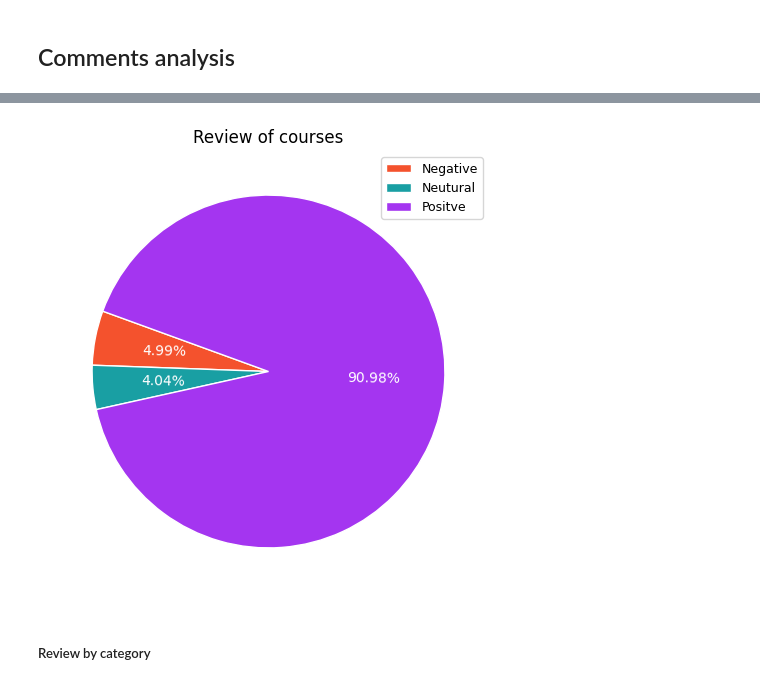
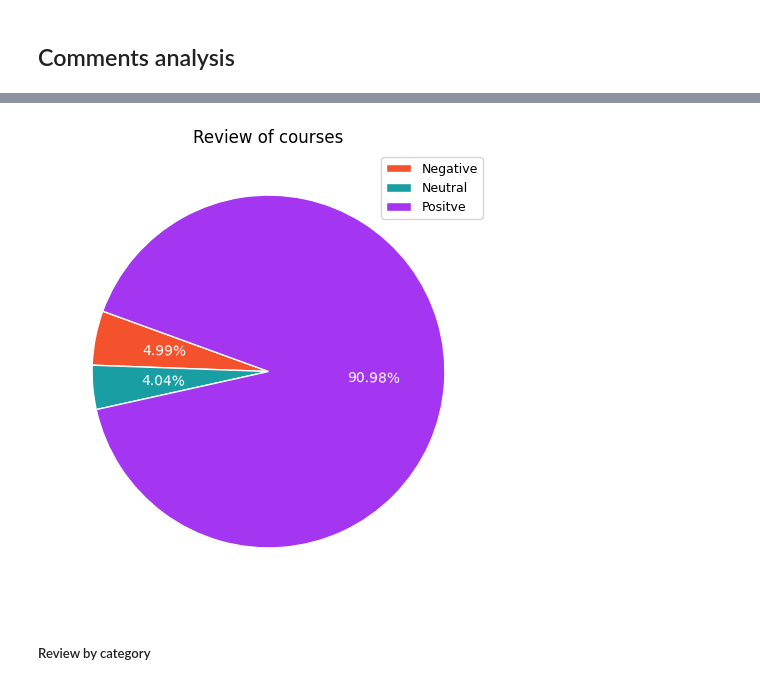
Before and after one commit to TuanAnhHo/DataAnalystProject, a Jupyter notebook: Udemy_course.ipynb, the cells around one changed output, grey strips where cells are left out. Saved outputs shown, nothing was run; the diff lists cells and outputs as text; code cells hidden in the pictures.

```diff
--- a/Udemy_course.ipynb
+++ b/Udemy_course.ipynb
@@ -576,20 +547,20 @@ comments.head()
 # %%
 review_graph = comments.groupby('review', as_index=False)['id'].count()
 fig, axe = plt.subplots(figsize=(4.5,4.5))
 plt.pie(review_graph['id'],
         autopct='%.2f%%',
         startangle= 160,
         colors = ['#F4522D','#199FA3','#A435F0'],
         wedgeprops= {"edgecolor":"white",
                      'linewidth': 1,
                      'antialiased': True},
         textprops=dict(color='white', fontsize=10, rotation=-1))
 plt.title('Review of courses')
 
-axe.legend(['Negative','Neutural','Positve'], fontsize=9)
+axe.legend(['Negative','Neutral','Positve'], fontsize=9)
 plt.show()
 # %% [output]
-[figure, old version]
+[figure, new version]
 # %% [markdown]
 ##### Review by category
 # %%
```
Also changed, not shown: parts of 43 cells of this notebook.
